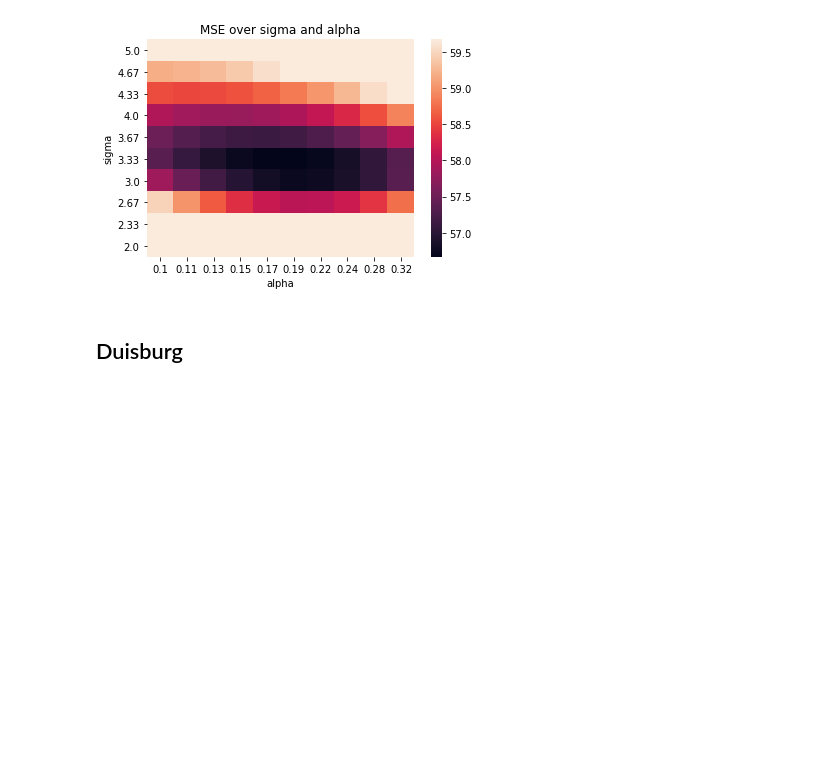
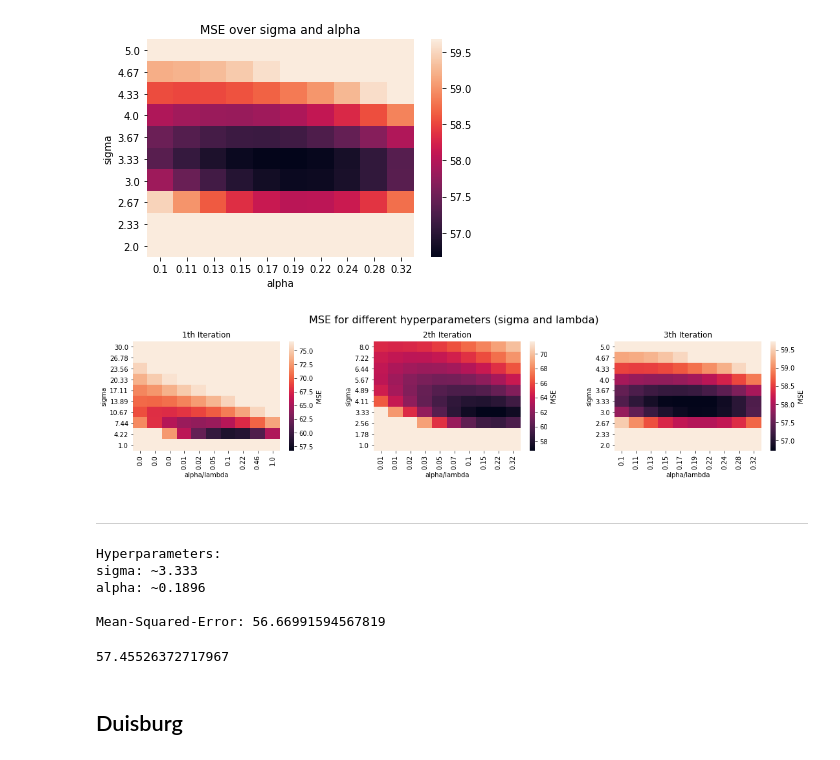
Before and after one commit to mogottsch/dsml_2020_magma, a Jupyter notebook: 3_predictive_analytics/Radial Basis Function.ipynb, the cells around one changed output. Saved outputs shown, nothing was run; the diff lists cells and outputs as text; code cells hidden in the pictures; blank space fills up the shorter version.

Commit message:
add comparison figure

```diff
--- a/3_predictive_analytics/Radial Basis Function.ipynb
+++ b/3_predictive_analytics/Radial Basis Function.ipynb
@@ -167,6 +168,56 @@ ax.set_title('MSE over sigma and alpha')
 plt.show()
 # %% [output]
 [figure]
+# %%
+fig,axes = plt.subplots(nrows=1, ncols=3 ,figsize=(16,4))
+
+data = [errors_1, errors_2, errors_3]
+color_range = [20, 15, 3]
+
+for i, ax in enumerate(axes):
+    vmin = errors_2.values.min()
+    ax = sns.heatmap(data[i], vmin=vmin, vmax=vmin+color_range[i],
+                 xticklabels=data[i].columns.values.round(2),
+                 yticklabels=data[i].index.values.round(2), ax=ax,
+                cbar_kws={'label': 'MSE'})
+    ax.set_ylabel('sigma')
+    ax.set_xlabel('alpha/lambda')
+    ax.set_title('{}th Iteration'.format(i+1))
+
+fig.suptitle('MSE for different hyperparameters (sigma and lambda)', fontsize=16)
+
+fig.tight_layout(pad=3)
+
+plt.show()
+# %% [output]
+[figure, added]
+# %% [markdown]
+---
+# %%
+errors_3_arr = errors_3.values
+best_alpha_ind, best_alpha_ind = np.unravel_index(errors_3_arr.argmin(), errors_3_arr.shape)
+best_alpha = errors_3.columns[best_alpha_ind]
+best_sigma = errors_3.index[best_sigma_ind]
+
+print("""Hyperparameters:
+sigma: ~{:.4}
+alpha: ~{:.4f}
+
+Mean-Squared-Error: {}
+""".format(best_sigma, best_alpha, errors_3_arr.min()))
+# %% [output]
+Hyperparameters:
+sigma: ~3.333
+alpha: ~0.1896
+
+Mean-Squared-Error: 56.66991594567819
+# %%
+# tweaked_model = rbf_ridge_model(best_sigma, best_alpha)
+# hard-coded to prevent rerunning all the time
+tweaked_model = rbf_ridge_model(3.333333333333333, 0.1895735652406376)
+mean_squared_error(tweaked_model.predict(X_test), y_test)
+# %% [output]
+57.45526372717967
 # %% [markdown]
 ## Duisburg
 # %%
```
Also changed, not shown: parts of 20 cells of this notebook.
